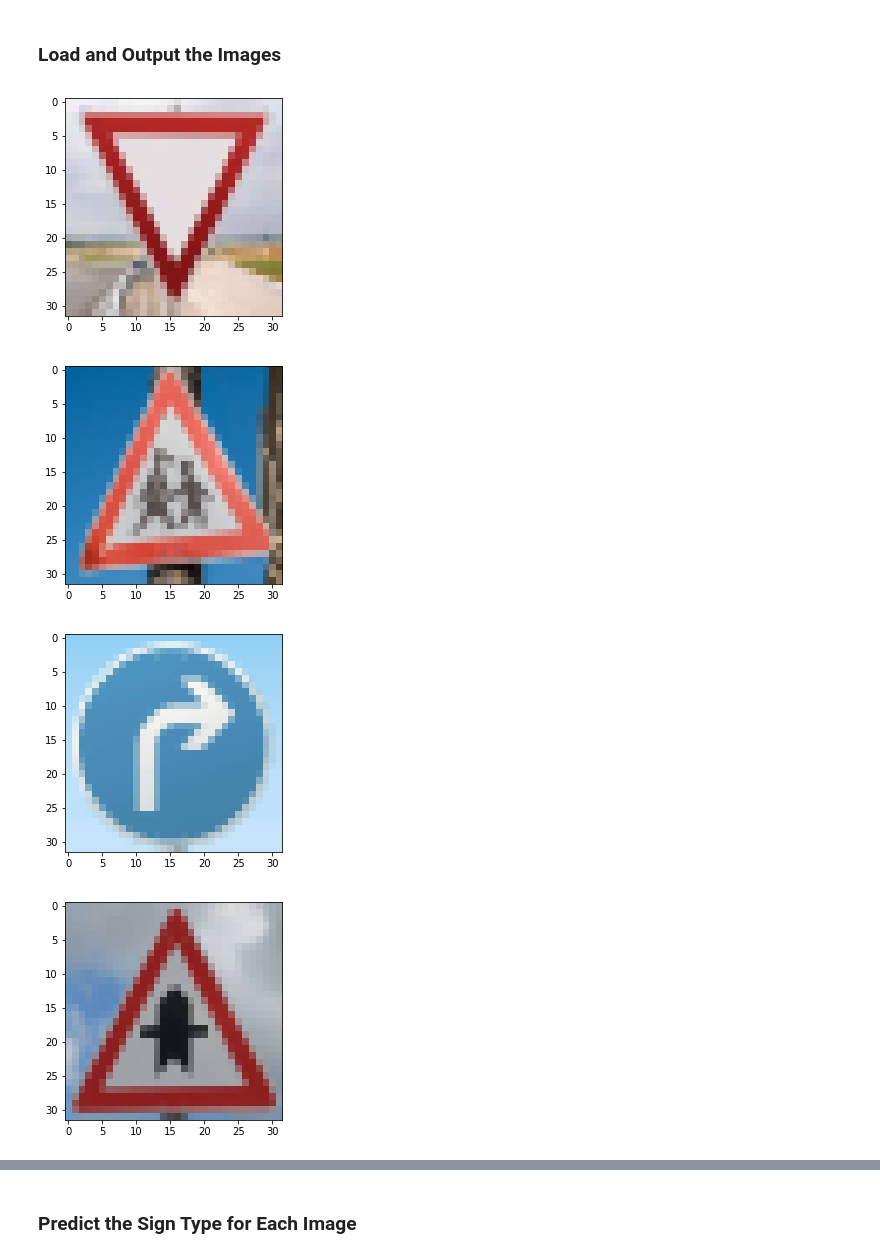
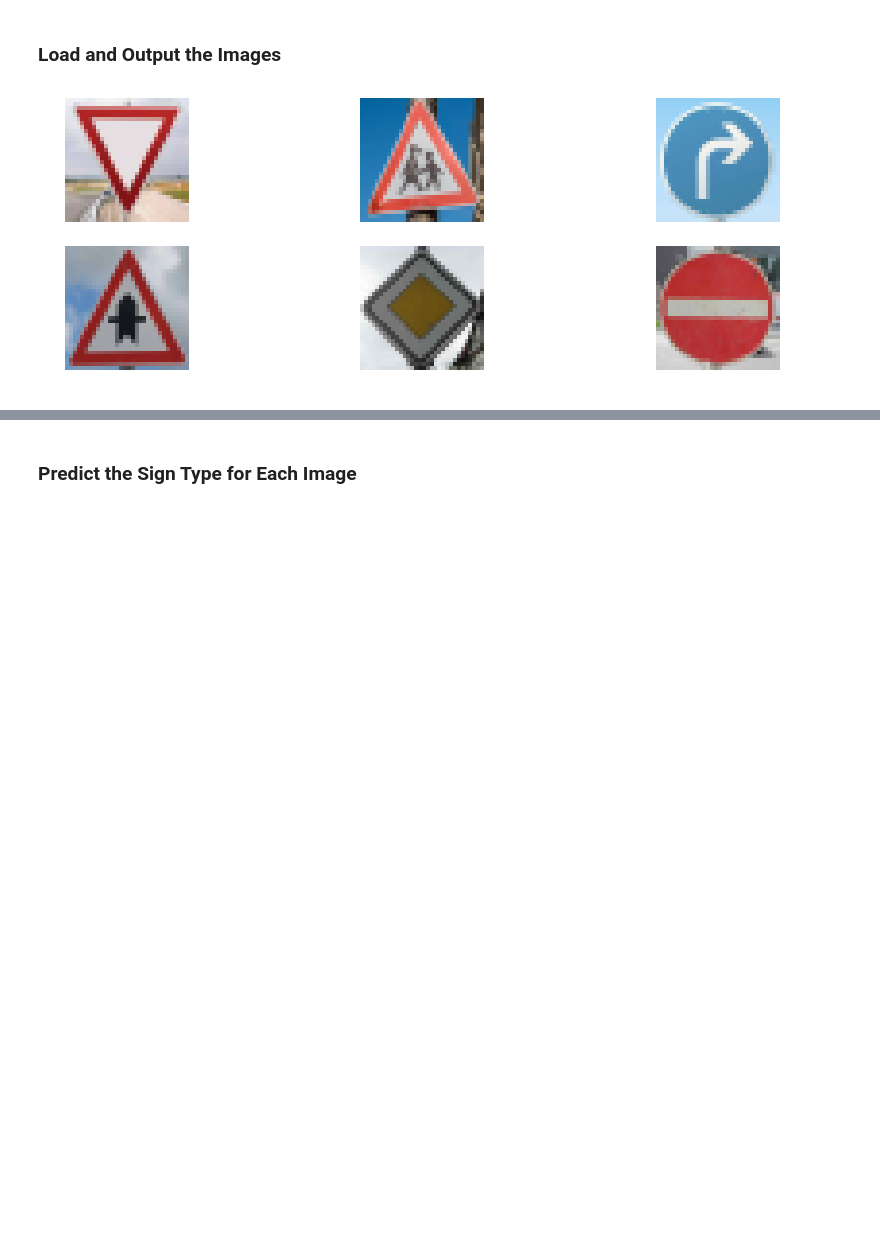
Before and after one commit to apecone/CarND-Traffic-Sign-Classifier-Project, a Jupyter notebook: Traffic_Sign_Classifier.ipynb, the cells around one changed output, grey strips where cells are left out. Cells and saved outputs as stored; diff of their text form; code cells hidden in the pictures; blank space fills up the shorter version.

Commit message:
Made notebook a bit prettier and added sign_predictions png

```diff
--- a/Traffic_Sign_Classifier.ipynb
+++ b/Traffic_Sign_Classifier.ipynb
@@ -279,19 +281,25 @@ model.load_weights('weights-improvement-27-0.97.hdf5')
 # %%
 ### Load the images and plot them here.
 ### Feel free to use as many code cells as needed.
+import matplotlib.pyplot as plt
 import cv2
-import matplotlib.pyplot as plt
+# Visualizations will be shown in the notebook.
+%matplotlib inline
 
-for i in range(1,7):
-    img = cv2.imread('data/german_sign_{}.jpg'.format(i), 1)
+num_images = 6
+num_rows = 2
+
+fig, axs = plt.subplots(num_rows, num_images//num_rows, figsize=(15,5))
+axs = axs.ravel()
+
+for i in range(0, 6):
+    axs[i].axis('off')
+
+    img = cv2.imread('data/german_sign_{}.jpg'.format(i+1), 1)
     imgr = cv2.resize(img, image_shape[:2], interpolation = cv2.INTER_AREA)
     imgx = imgr[...,::-1]
     x = keras.applications.mobilenet.preprocess_input(imgx)
 
-    plt.figure(i+1)
-    plt.imshow(imgx)
+    axs[i].imshow(imgx)
 # %% [output]
-[figure, old version]
+[figure, new version]
-[figure, removed]
-[figure, removed]
-[figure, removed]
```
Also changed, not shown: parts of 4 cells of this notebook, 2 other files.
